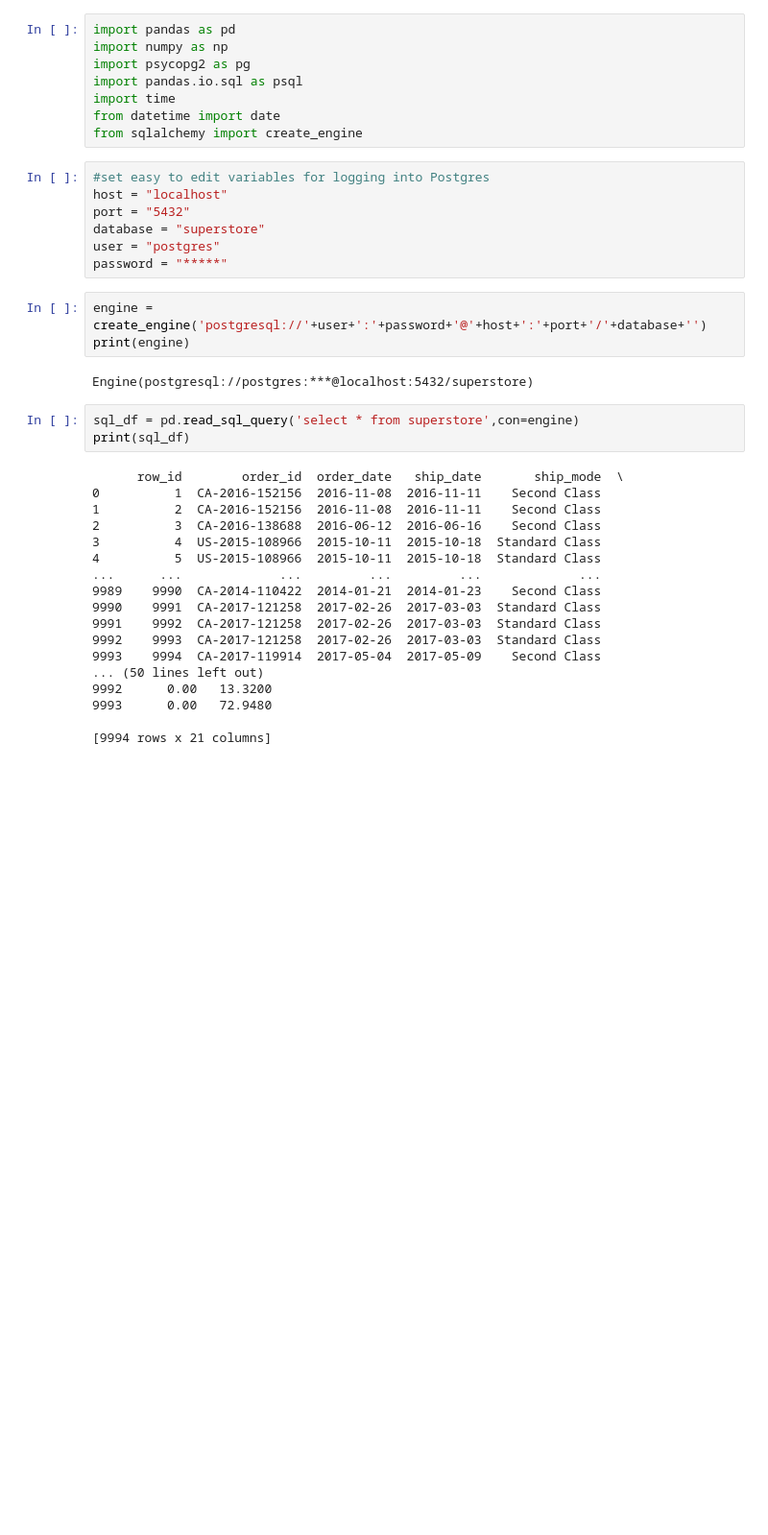
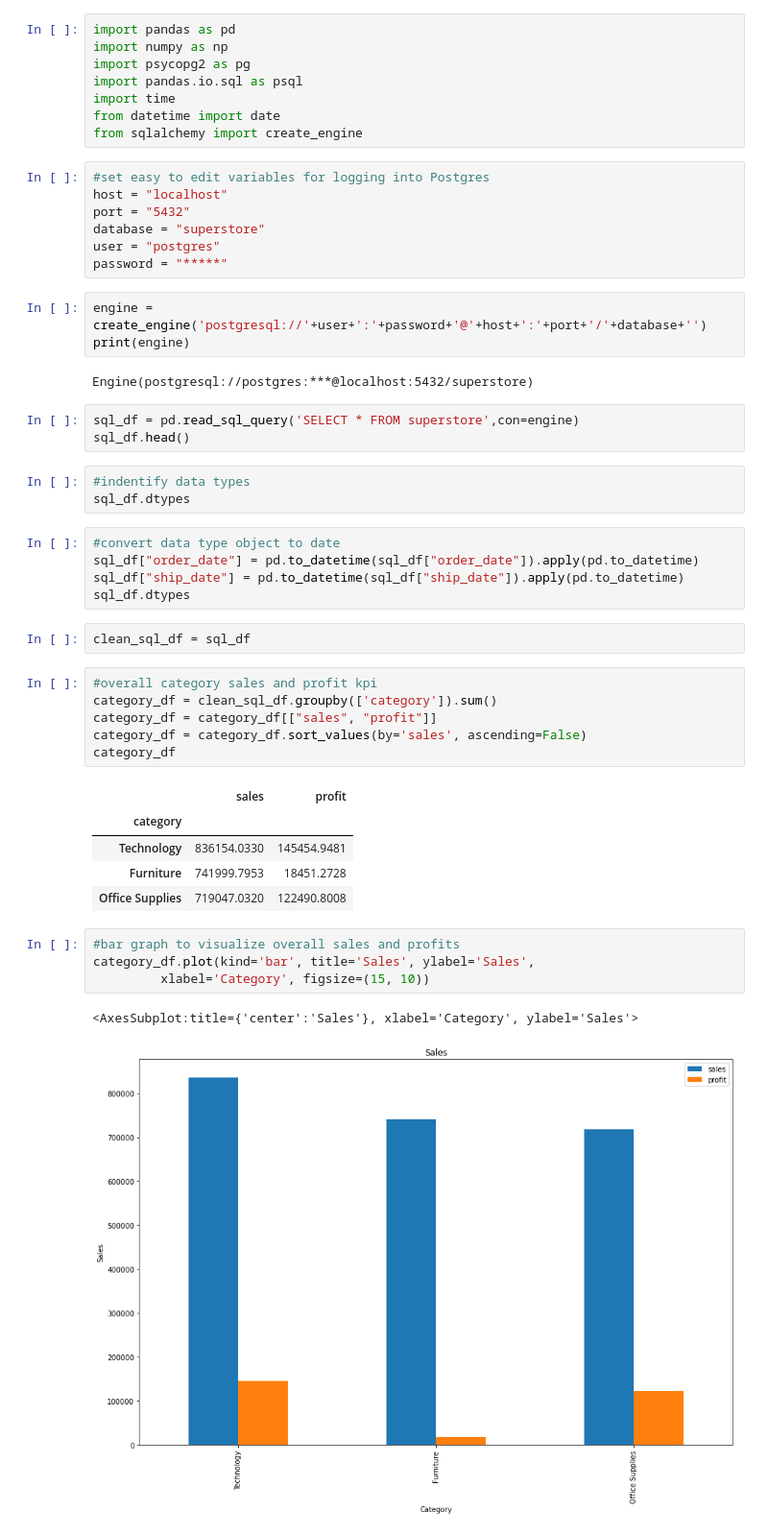
Before and after one commit to haodong191/superstore-project, a Jupyter notebook: superstore analysis with Postgres SQL connection.ipynb, the cells around one changed output. Shown at 96% size. Cells and saved outputs as stored; diff of their text form; blank space fills up the shorter version.

```diff
--- a/superstore analysis with Postgres SQL connection.ipynb
+++ b/superstore analysis with Postgres SQL connection.ipynb
@@ -18,24 +18,35 @@ engine = create_engine('postgresql://'+user+':'+password+'@'+host+':'+port+'/'+d
 print(engine)
 # %% [output]
 Engine(postgresql://postgres:***@localhost:5432/superstore)
-# %%
-sql_df = pd.read_sql_query('select * from superstore',con=engine)
-print(sql_df)
-# %% [output]
-      row_id        order_id  order_date   ship_date       ship_mode  \
-0          1  CA-2016-152156  2016-11-08  2016-11-11    Second Class
-1          2  CA-2016-152156  2016-11-08  2016-11-11    Second Class
-2          3  CA-2016-138688  2016-06-12  2016-06-16    Second Class
-3          4  US-2015-108966  2015-10-11  2015-10-18  Standard Class
-4          5  US-2015-108966  2015-10-11  2015-10-18  Standard Class
-...      ...             ...         ...         ...             ...
-9989    9990  CA-2014-110422  2014-01-21  2014-01-23    Second Class
-9990    9991  CA-2017-121258  2017-02-26  2017-03-03  Standard Class
-9991    9992  CA-2017-121258  2017-02-26  2017-03-03  Standard Class
-9992    9993  CA-2017-121258  2017-02-26  2017-03-03  Standard Class
-9993    9994  CA-2017-119914  2017-05-04  2017-05-09    Second Class
-... (50 lines left out)
-9992      0.00   13.3200
-9993      0.00   72.9480
-
-[9994 rows x 21 columns]
+# %%
+sql_df = pd.read_sql_query('SELECT * FROM superstore',con=engine)
+sql_df.head()
+# %%
+#indentify data types
+sql_df.dtypes
+# %%
+#convert data type object to date
+sql_df["order_date"] = pd.to_datetime(sql_df["order_date"]).apply(pd.to_datetime)
+sql_df["ship_date"] = pd.to_datetime(sql_df["ship_date"]).apply(pd.to_datetime)
+sql_df.dtypes
+# %%
+clean_sql_df = sql_df
+# %%
+#overall category sales and profit kpi
+category_df = clean_sql_df.groupby(['category']).sum()
+category_df = category_df[["sales", "profit"]]
+category_df = category_df.sort_values(by='sales', ascending=False)
+category_df
+# %% [output]
+|  | sales | profit |
+| category |  |  |
+| Technology | 836154.0330 | 145454.9481 |
+| Furniture | 741999.7953 | 18451.2728 |
+| Office Supplies | 719047.0320 | 122490.8008 |
+# %%
+#bar graph to visualize overall sales and profits
+category_df.plot(kind='bar', title='Sales', ylabel='Sales',
+         xlabel='Category', figsize=(15, 10))
+# %% [output]
+<AxesSubplot:title={'center':'Sales'}, xlabel='Category', ylabel='Sales'>
+[figure, added]
```
Also changed, not shown: parts of 6 cells of this notebook.
